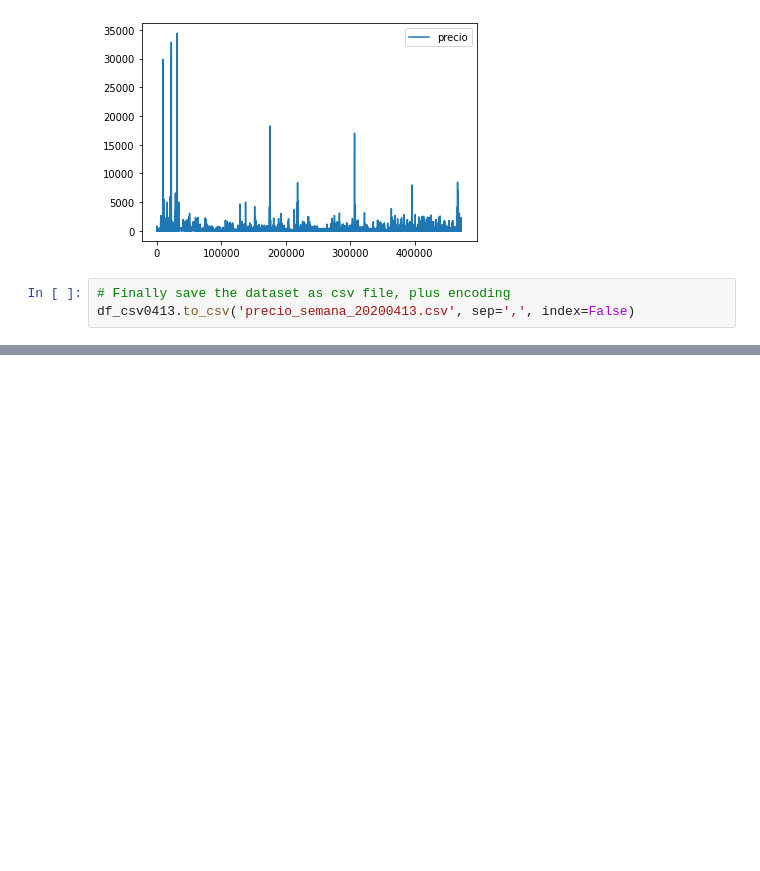
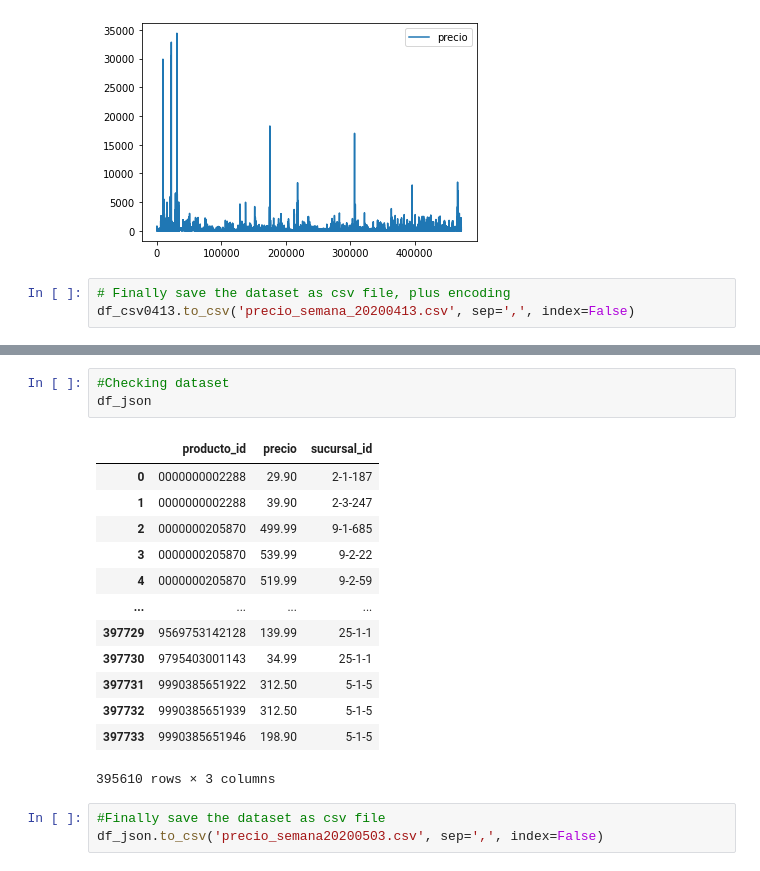
Before and after one commit to Leon-Espitia/Data_Engineering_ETL-n-ER_Model, a Jupyter notebook: cleansingStage.ipynb, the cells around one changed output, grey strips where cells are left out. Drawn from its saved outputs; the diff is of its cells as text; blank space fills up the shorter version.

```diff
--- a/cleansingStage.ipynb
+++ b/cleansingStage.ipynb
@@ -117,0 +211,20 @@ df_csv0413.to_csv('precio_semana_20200413.csv', sep=',', index=False)
+# %%
+#Checking dataset
+df_json
+# %% [output]
+|  | producto_id | precio | sucursal_id |
+| 0 | 0000000002288 | 29.90 | 2-1-187 |
+| 1 | 0000000002288 | 39.90 | 2-3-247 |
+| 2 | 0000000205870 | 499.99 | 9-1-685 |
+| 3 | 0000000205870 | 539.99 | 9-2-22 |
+| 4 | 0000000205870 | 519.99 | 9-2-59 |
+| ... | ... | ... | ... |
+| 397729 | 9569753142128 | 139.99 | 25-1-1 |
+| 397730 | 9795403001143 | 34.99 | 25-1-1 |
+| 397731 | 9990385651922 | 312.50 | 5-1-5 |
+| 397732 | 9990385651939 | 312.50 | 5-1-5 |
+| 397733 | 9990385651946 | 198.90 | 5-1-5 |
+395610 rows × 3 columns
+# %%
+#Finally save the dataset as csv file
+df_json.to_csv('precio_semana20200503.csv', sep=',', index=False)
```
Also changed, not shown: parts of 16 cells of this notebook, 1 other file.
